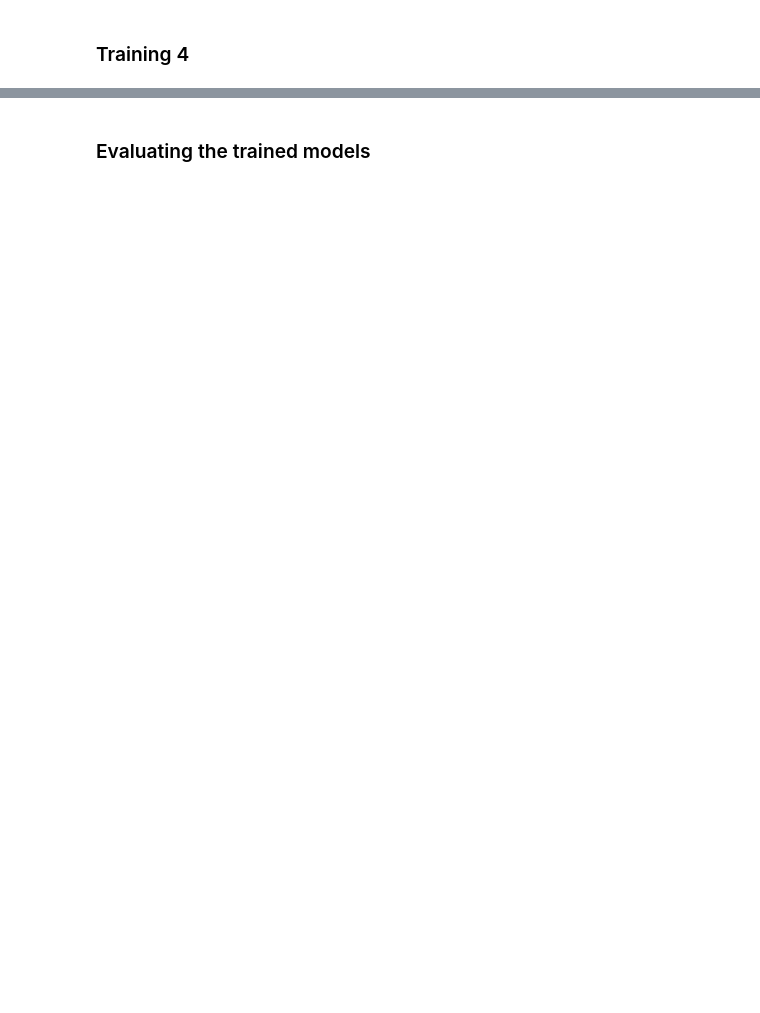
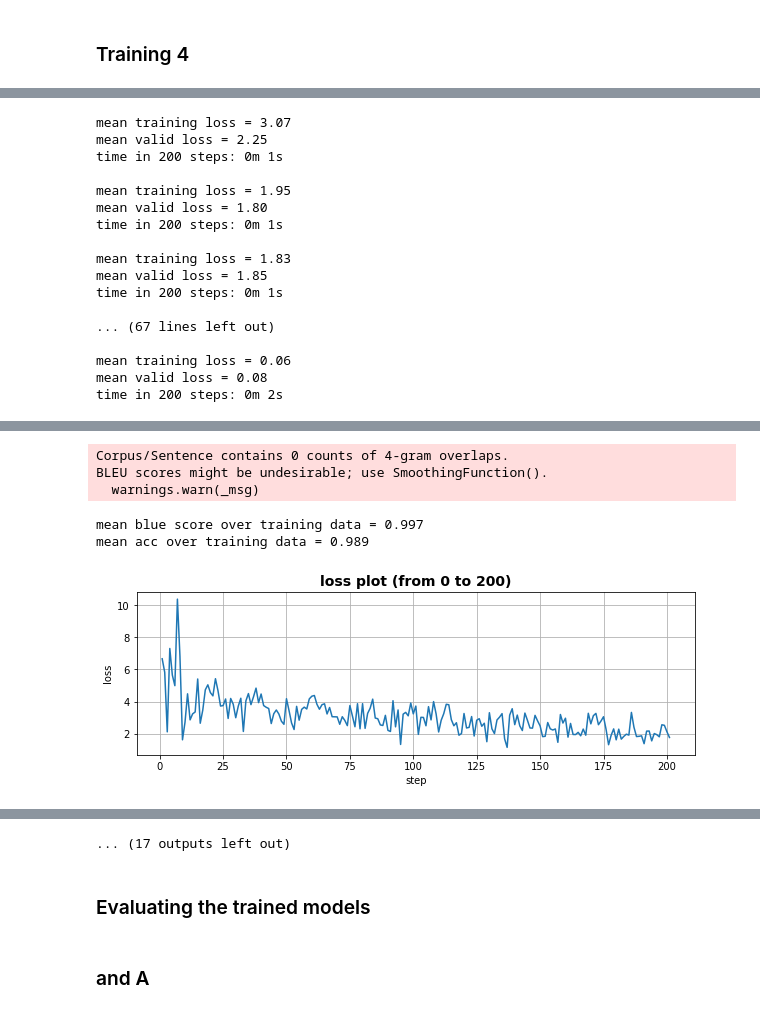
Before and after one commit to felipessalvatore/ContraQA, a Jupyter notebook: lab_five.ipynb, the cells around one changed output, grey strips where cells are left out. Cells and saved outputs as stored; diff of their text form; code cells hidden in the pictures; blank space fills up the shorter version.

Commit message:
add and_A and and_B results

```diff
--- a/lab_five.ipynb
+++ b/lab_five.ipynb
@@ -970 +991,48 @@ mean acc over training data = 0.873
 ... (17 outputs left out)
+# %%
+hidden_size = 100
+
+encoder = EncoderRNN(eng_enc_v_size, hidden_size)
+decoder = DecoderRNN(hidden_size, eng_dec_v_size)
+
+trainIters(encoder=encoder,
+           decoder=decoder,
+           n_iters=5000,
+           pairs=training_pairs_B,
+           valid_pairs=valid_pairs_B,
+           encoder_path="encoder5.pkl",
+           decoder_path="decoder5.pkl",
+           status_every=200,
+           learning_rate=0.2,
+           teacher_forcing_ratio=0.2)
+
+
+save_translation(training_pairs_B,
+                 encoder,
+                 decoder,
+                 MAX_LENGTH,
+                 "training5.csv")
+
+df_results = pd.read_csv("training5.csv")
+acc = np.mean(df_results.accuracy.values)
+blue = np.mean(df_results.blue.values)
+print("mean blue score over training data = {:.3f}".format(blue))
+print("mean acc over training data = {:.3f}".format(acc))
+# %% [output]
+mean training loss = 3.07
+mean valid loss = 2.25
+time in 200 steps: 0m 1s
+
+mean training loss = 1.95
+mean valid loss = 1.80
+time in 200 steps: 0m 1s
+
+mean training loss = 1.83
+mean valid loss = 1.85
+time in 200 steps: 0m 1s
+
+... (67 lines left out)
+
+mean training loss = 0.06
+mean valid loss = 0.08
+time in 200 steps: 0m 2s
@@ -970,0 +1050,6 @@ mean acc over training data = 0.873
+Corpus/Sentence contains 0 counts of 4-gram overlaps.
+BLEU scores might be undesirable; use SmoothingFunction().
+  warnings.warn(_msg)
+mean blue score over training data = 0.997
+mean acc over training data = 0.989
+[figure, added]
@@ -971,5 +1063,8 @@ mean acc over training data = 0.873
+... (17 outputs left out)
 # %% [markdown]
 ### Evaluating the trained models
+# %% [markdown]
+### and A
 # %%
 hidden_size = 100
 
```
Also changed, not shown: parts of 23 cells of this notebook.
